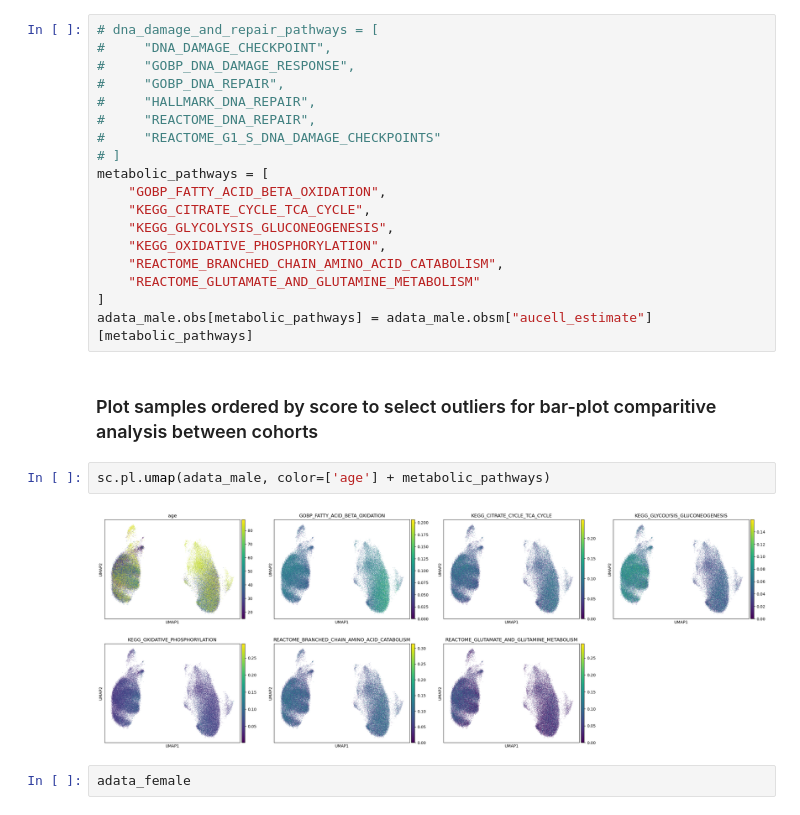
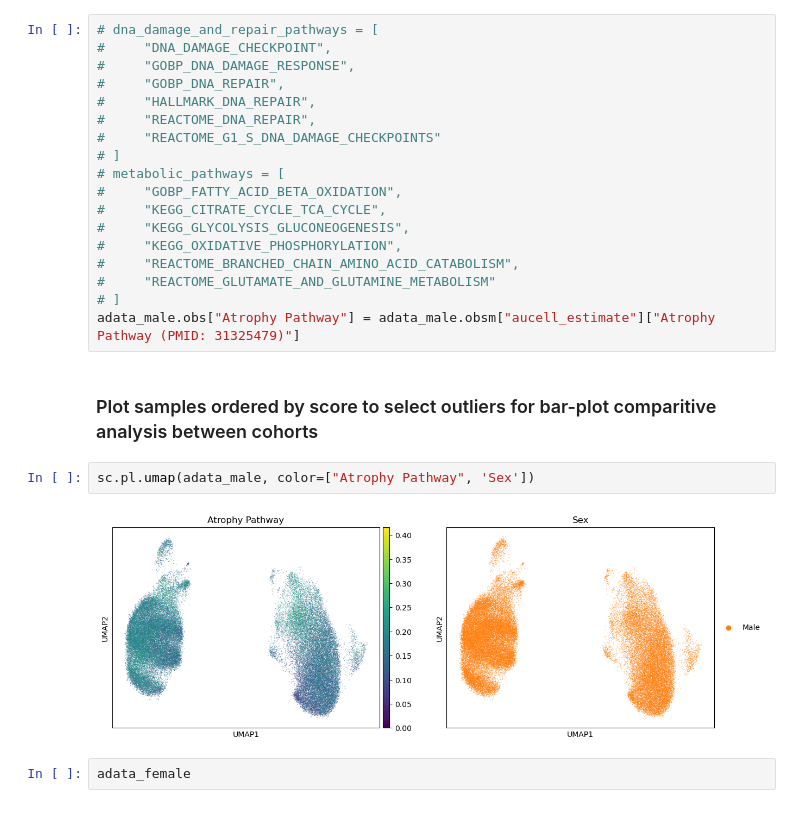
Before and after one commit to sachha-naksha/SKM_multimodal_analysis, a Jupyter notebook: py_scripts/gsea_analysis.ipynb, the cells around one changed output. Cells and saved outputs as stored; diff of their text form.

Commit message:
Atrophy scores added from Multimodal SKM 2024 Nat paper

```diff
--- a/py_scripts/gsea_analysis.ipynb
+++ b/py_scripts/gsea_analysis.ipynb
@@ -125,21 +217,21 @@ Wall time: 5min 35s
 #     "REACTOME_DNA_REPAIR",
 #     "REACTOME_G1_S_DNA_DAMAGE_CHECKPOINTS"
 # ]
-metabolic_pathways = [
-    "GOBP_FATTY_ACID_BETA_OXIDATION",
-    "KEGG_CITRATE_CYCLE_TCA_CYCLE",
-    "KEGG_GLYCOLYSIS_GLUCONEOGENESIS",
-    "KEGG_OXIDATIVE_PHOSPHORYLATION",
-    "REACTOME_BRANCHED_CHAIN_AMINO_ACID_CATABOLISM",
-    "REACTOME_GLUTAMATE_AND_GLUTAMINE_METABOLISM"
-]
-adata_male.obs[metabolic_pathways] = adata_male.obsm["aucell_estimate"][metabolic_pathways]
+# metabolic_pathways = [
+#     "GOBP_FATTY_ACID_BETA_OXIDATION",
+#     "KEGG_CITRATE_CYCLE_TCA_CYCLE",
+#     "KEGG_GLYCOLYSIS_GLUCONEOGENESIS",
+#     "KEGG_OXIDATIVE_PHOSPHORYLATION",
+#     "REACTOME_BRANCHED_CHAIN_AMINO_ACID_CATABOLISM",
+#     "REACTOME_GLUTAMATE_AND_GLUTAMINE_METABOLISM"
+# ]
+adata_male.obs["Atrophy Pathway"] = adata_male.obsm["aucell_estimate"]["Atrophy Pathway (PMID: 31325479)"]
 # %% [markdown]
 ### Plot samples ordered by score to select outliers for bar-plot comparitive analysis between cohorts
 # %%
-sc.pl.umap(adata_male, color=['age'] + metabolic_pathways)
+sc.pl.umap(adata_male, color=["Atrophy Pathway", 'Sex'])
 # %% [output]
-[figure, old version]
+[figure, new version]
 # %%
 adata_female
 # %% [output]
```
Also changed, not shown: parts of 14 cells of this notebook.
